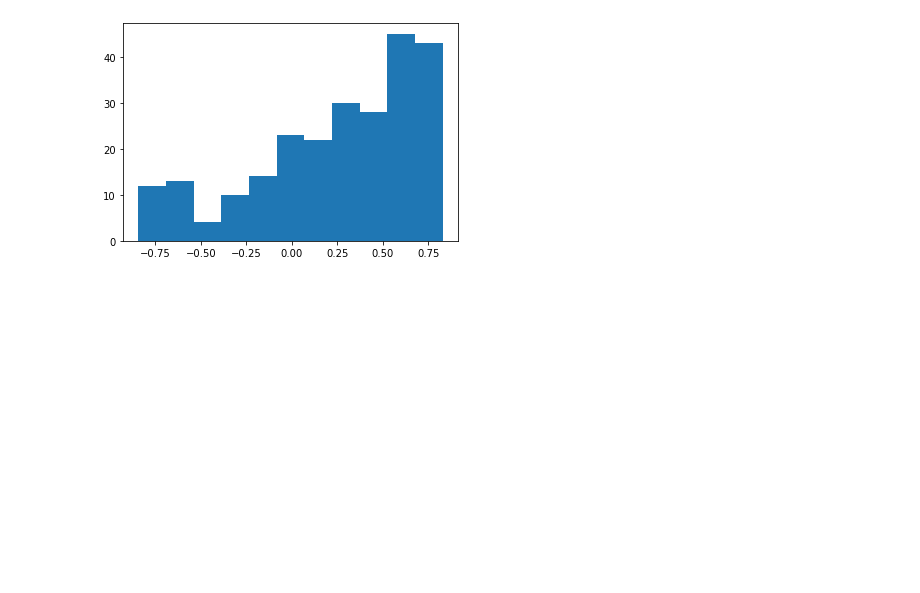
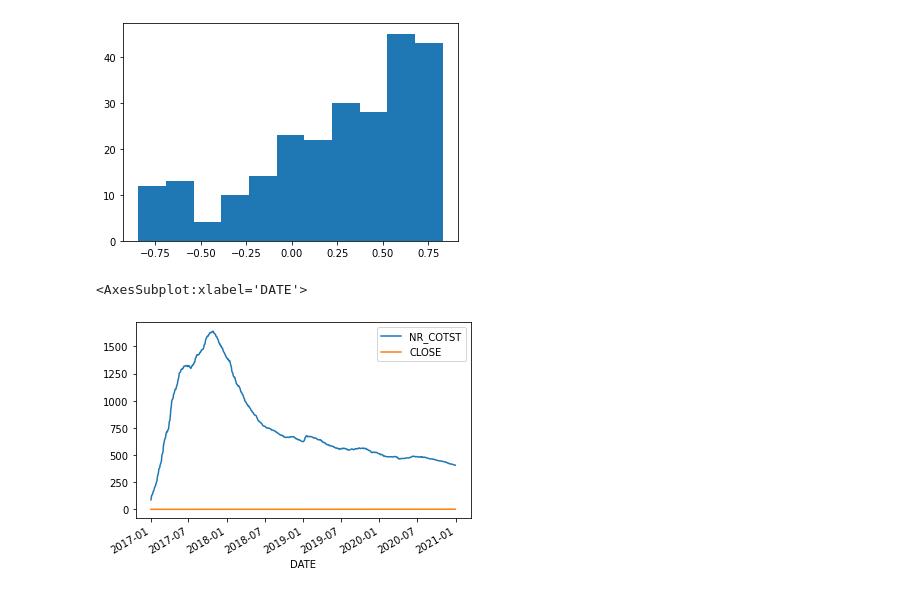
Before and after one commit to rafaelimai/ibmdscapstone, a Jupyter notebook: Capstone Work.ipynb, the cells around one changed output. Drawn from its saved outputs; the diff is of its cells as text; code cells hidden in the pictures; blank space fills up the shorter version.

```diff
--- a/Capstone Work.ipynb
+++ b/Capstone Work.ipynb
@@ -138,3 +130,14 @@ plt.hist(insightsIhfa[[1]], bins=11)
          0.67554918,  0.82760062]),
  <BarContainer object of 11 artists>)
 [figure]
+# %%
+historicFundTemp = ihfaHistoricSeries[ihfaHistoricSeries["CNPJ"]=="13.001.211/0001-90"]
+historicFundTemp.set_index("DATE", inplace = True)
+historicFundTemp = historicFundTemp.join(ibovHistoricClose)
+historicFundTemp = historicFundTemp.dropna()
+# %%
+historicFundTemp[['NR_COTST','CLOSE']].plot()
+#plt.scatter()
+# %% [output]
+<AxesSubplot:xlabel='DATE'>
+[figure, added]
```
Also changed, not shown: parts of 10 cells of this notebook.
